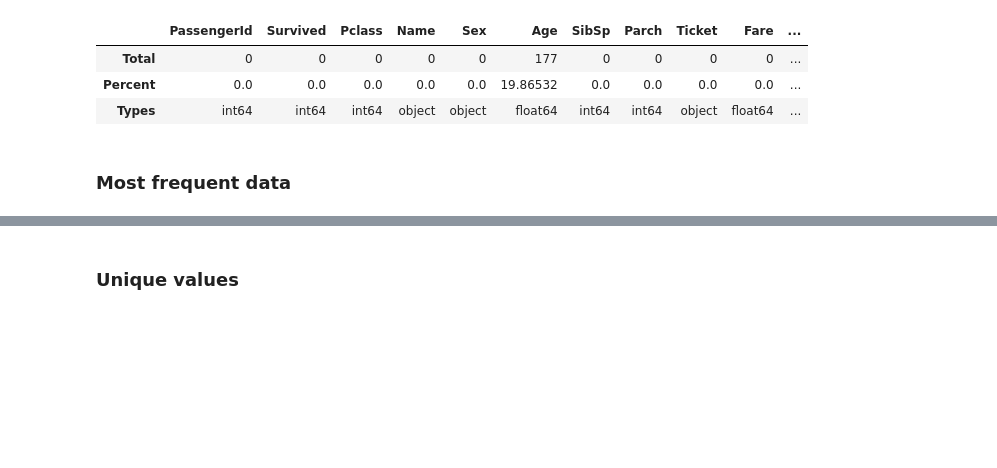
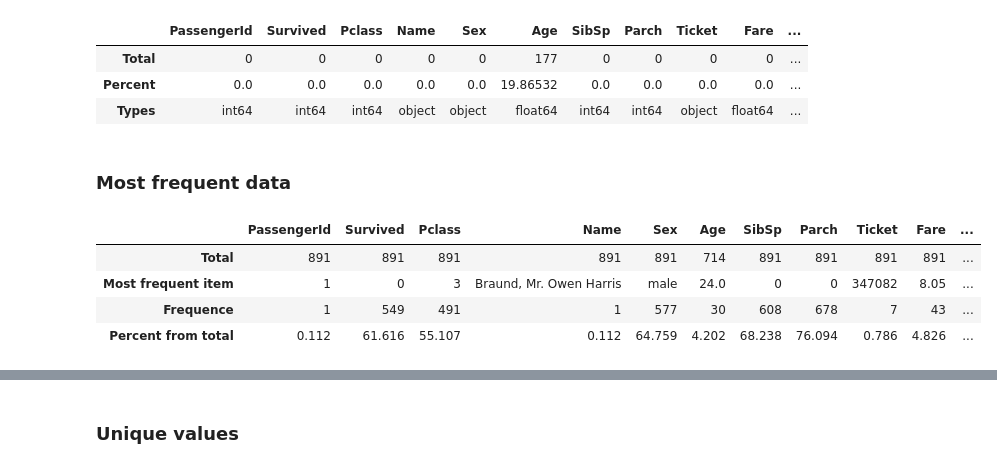
Before and after one commit to cjo51/titanic_problem_set, a Jupyter notebook: Titanic Data Journey.ipynb, the cells around one changed output, grey strips where cells are left out. Drawn from its saved outputs; the diff is of its cells as text; code cells hidden in the pictures; blank space fills up the shorter version.

Commit message:
created most frequent function

```diff
--- a/Titanic Data Journey.ipynb
+++ b/Titanic Data Journey.ipynb
@@ -156,38 +156,36 @@ df_missing_test
 ### Most frequent data
 # %%
 # TODO: turn into function
-def frequency_summary(df):
-    """
-    Generate a summary of the frequency of the most common item in each column.
-
-    Parameters:
-    df (pd.DataFrame): The DataFrame to analyze.
-
-    Returns:
-    pd.DataFrame: A DataFrame summarizing the most frequent item, its frequency,
-                  and the percentage from the total for each column.
-    """
-    total = df.count()  # Count of non-null values per column
-    summary = pd.DataFrame(total, columns=['Total'])
-
+def most_frequent_summary(df):
+    total = df.count()
+    tt = pd.DataFrame(total)
+    tt.columns = ['Total']
     items = []
     vals = []
-
     for col in df.columns:
         try:
-            itm = df[col].value_counts().index[0]  # Most frequent item
-            val = df[col].value_counts().values[0]  # Frequency of the most frequent item
+            itm = df[col].value_counts().index[0]
+            val = df[col].value_counts().values[0]
+            items.append(itm)
+            vals.append(val)
         except Exception as ex:
-            print(f"Error processing column {col}: {ex}")
-            itm, val = 0, 0  # In case there's an exception, default to 0
-        items.append(itm)
-        vals.append(val)
+            print(ex)
+            items.append(0)
+            vals.append(0)
+        continue
+    tt['Most frequent item'] = items
+    tt['Frequence'] = vals
+    tt['Percent from total'] = np.round(vals / total * 100, 3)
+    freq_summ=np.transpose(tt)
 
-    summary['Most frequent item'] = items
-    summary['Frequence'] = vals
-    summary['Percent from total'] = np.round(np.array(vals) / total * 100, 3)
+    return freq_summ
 
-    # Transpose the summary for better readability
-    return summary.transpose()
+most_frequent_summary(train_df)
+# %% [output]
+|  | PassengerId | Survived | Pclass | Name | Sex | Age | SibSp | Parch | Ticket | Fare | ... |
+| Total | 891 | 891 | 891 | 891 | 891 | 714 | 891 | 891 | 891 | 891 | ... |
+| Most frequent item | 1 | 0 | 3 | Braund, Mr. Owen Harris | male | 24.0 | 0 | 0 | 347082 | 8.05 | ... |
+| Frequence | 1 | 549 | 491 | 1 | 577 | 30 | 608 | 678 | 7 | 43 | ... |
+| Percent from total | 0.112 | 61.616 | 55.107 | 0.112 | 64.759 | 4.202 | 68.238 | 76.094 | 0.786 | 4.826 | ... |
 # %%
 # TODO: turn into function
```
Also changed, not shown: parts of 1 cell of this notebook.
